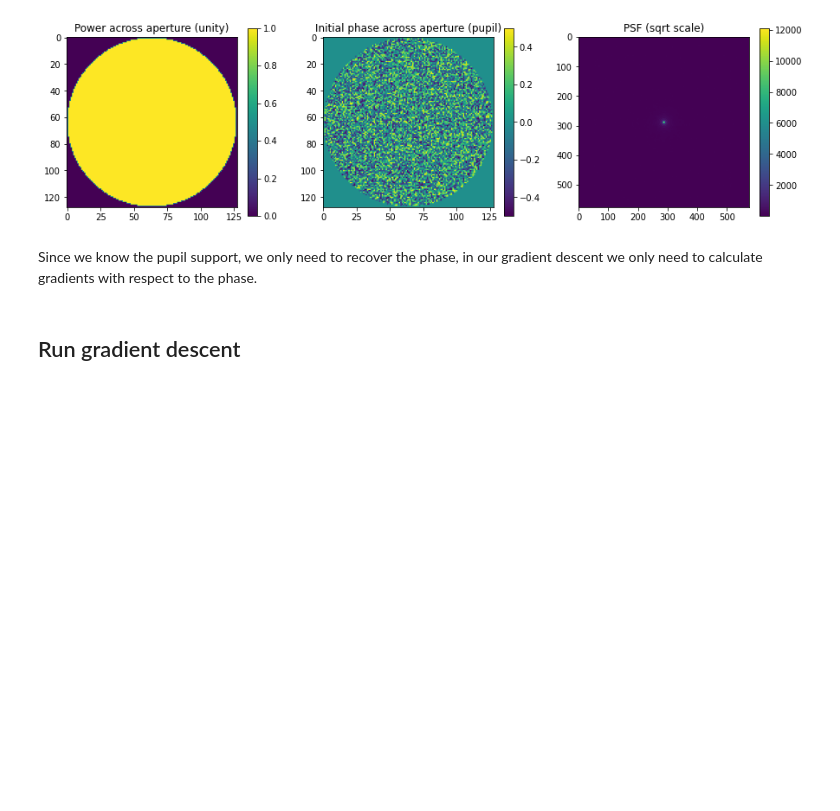
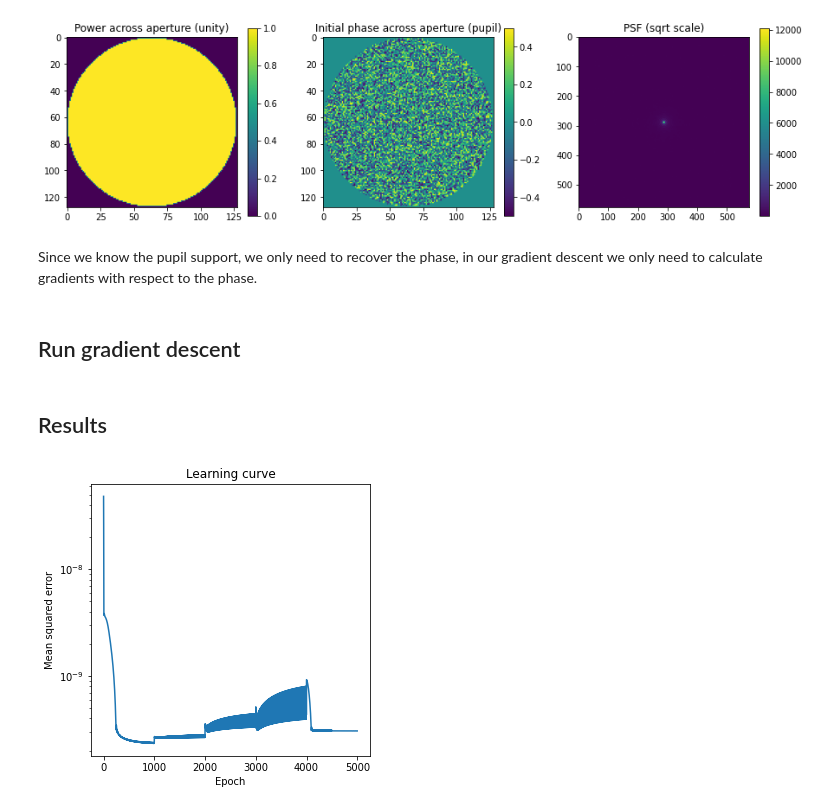
Before and after one commit to alipwong/phase_retrieval_and_design, a Jupyter notebook: phase_retrieval/constraint/phase_constraint.ipynb, the cells around one changed output. Saved outputs shown, nothing was run; the diff lists cells and outputs as text; code cells hidden in the pictures; blank space fills up the shorter version.

Commit message:
Phase retrieval on quantum monodromy pattern with a phase constraint

```diff
--- a/phase_retrieval/constraint/phase_constraint.ipynb
+++ b/phase_retrieval/constraint/phase_constraint.ipynb
@@ -102,7 +102,7 @@ results = {'psfs': [], 'pupils': [], 'errors': []}
 # %% [markdown]
 ## Run gradient descent
 # %%
-def gradient_descent(phase, magnitude, epochs, learning_rate, results, c = 1e-14, save_rate = 10):
+def gradient_descent(phase, magnitude, epochs, learning_rate, results, c = 1e-14, save_rate = 100):
 
     adam = tf.optimizers.Adam(learning_rate)
 
@@ -136,3 +136,30 @@ def gradient_descent(phase, magnitude, epochs, learning_rate, results, c = 1e-14
     results["pupils"].append(pad_pupil[:apix, :apix])
 
     return results
+# %%
+lr = 1e5
+results = gradient_descent(pha, mag, 1000, lr, results, c = 1e-14)
+results = gradient_descent(pha, mag, 1000, lr, results, c = 2e-14)
+results = gradient_descent(pha, mag, 1000, lr, results, c = 5e-14)
+results = gradient_descent(pha, mag, 1000, lr, results, c = 7.5e-14)
+
+lr = 1e3
+results = gradient_descent(pha, mag, 500, lr, results, c = 1e-13)
+
+lr = 1e2
+results = gradient_descent(pha, mag, 500, lr, results, c = 1e-13)
+# %%
+with open('./constraint.pkl', 'wb') as f:
+    pickle.dump(results, f)
+# %% [markdown]
+## Results
+# %%
+with open('./constraint.pkl', 'rb') as f:
+    results = pickle.load(f)
+# %%
+plt.figure(figsize = (5, 5))
+plt.plot(results['errors']); plt.yscale('log')
+plt.title('Learning curve'); plt.xlabel('Epoch'); plt.ylabel('Mean squared error')
+plt.show()
+# %% [output]
+[figure, added]
```
Also changed, not shown: parts of 5 cells of this notebook, 3 other files.
